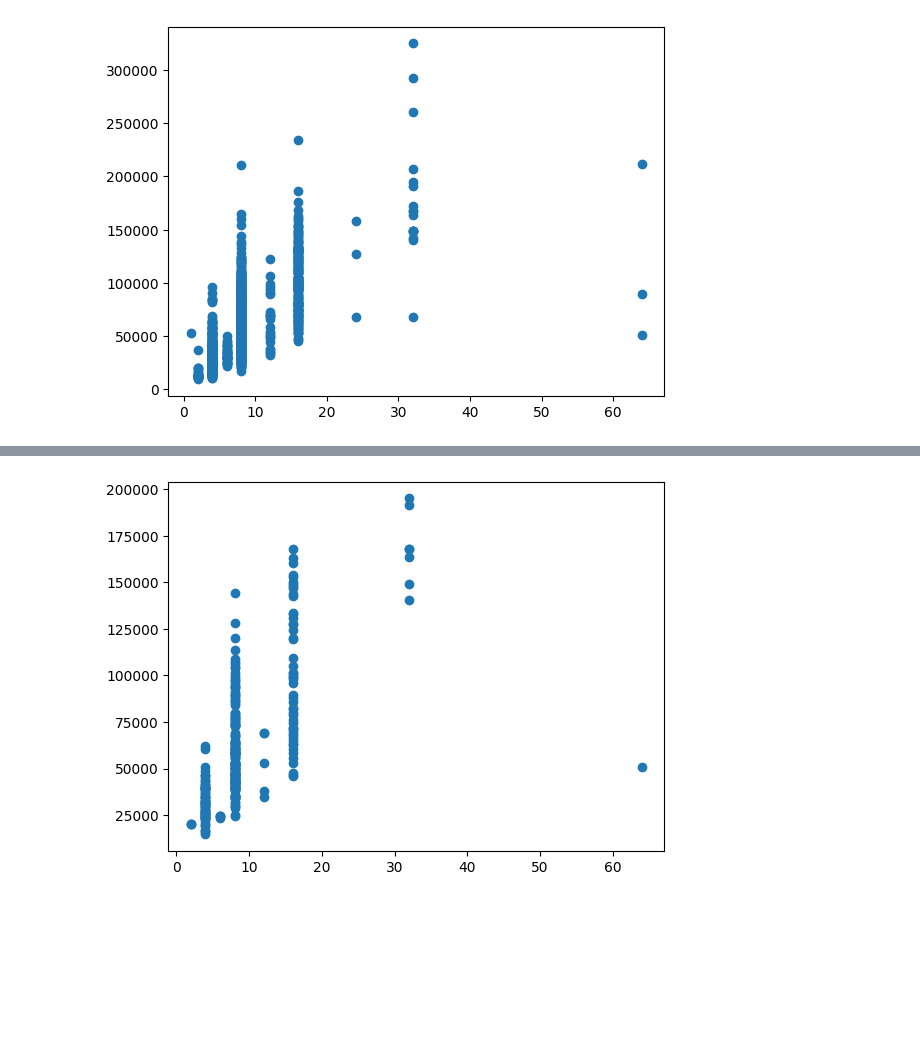
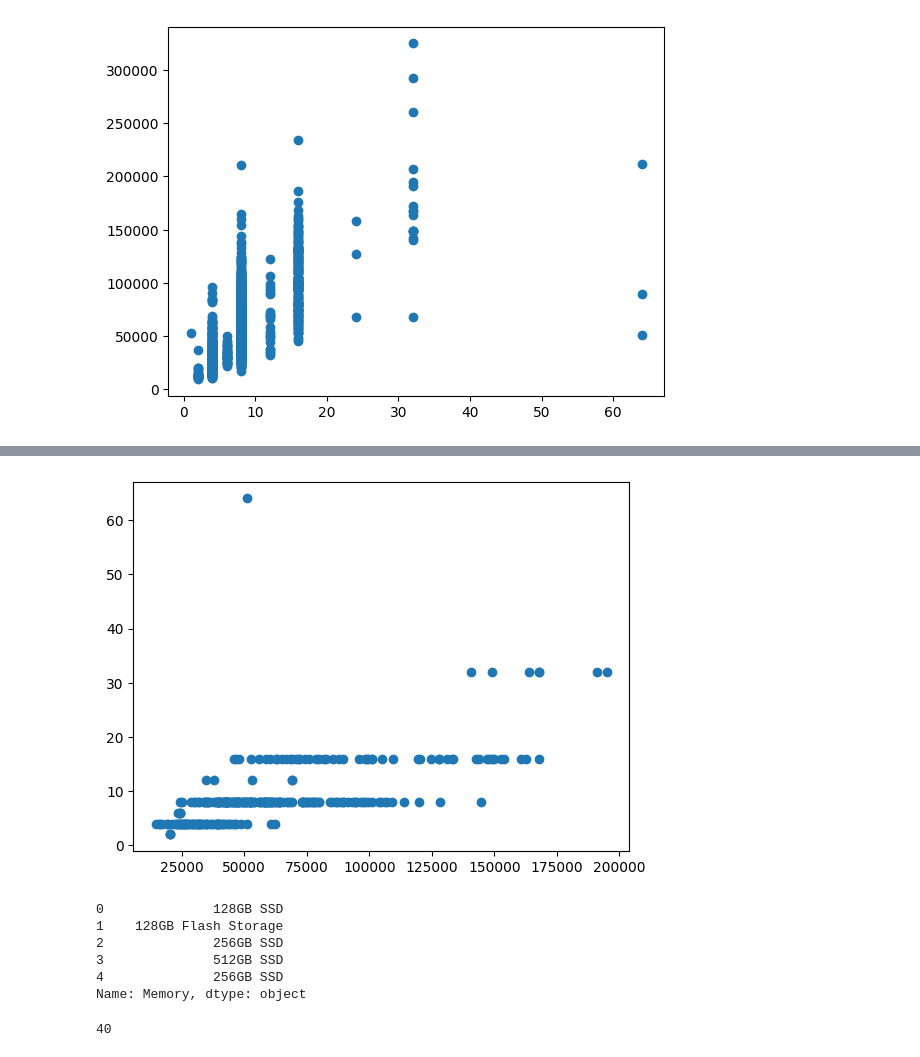
Before and after one commit to GaddamJhushiketh/project, a Jupyter notebook: Laptop_Price_ Analysis.ipynb, the cells around one changed output, grey strips where cells are left out. Cells and saved outputs as stored; diff of their text form; code cells hidden in the pictures; blank space fills up the shorter version.

```diff
--- a/Laptop_Price_ Analysis.ipynb
+++ b/Laptop_Price_ Analysis.ipynb
@@ -275,5 +284,18 @@ data_dell
 # %%
-plt.scatter(data_dell['Ram'],data_dell['Price'])
+plt.scatter(data_dell['Price'],data_dell['Ram'])
 plt.show()
 # %% [output]
-[figure, old version]
+[figure, new version]
+# %%
+data['Memory'].head()
+# %% [output]
+0              128GB SSD
+1    128GB Flash Storage
+2              256GB SSD
+3              512GB SSD
+4              256GB SSD
+Name: Memory, dtype: object
+# %%
+data['Memory'].nunique()
+# %% [output]
+40
```
Also changed, not shown: parts of 19 cells of this notebook.
